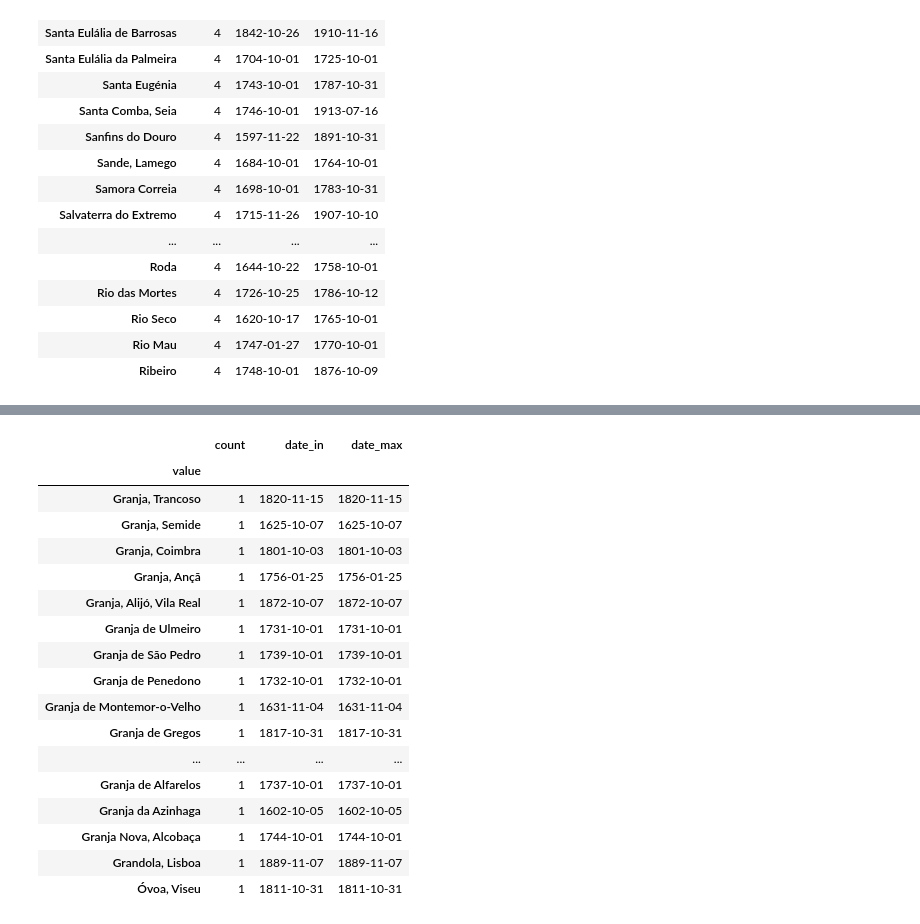
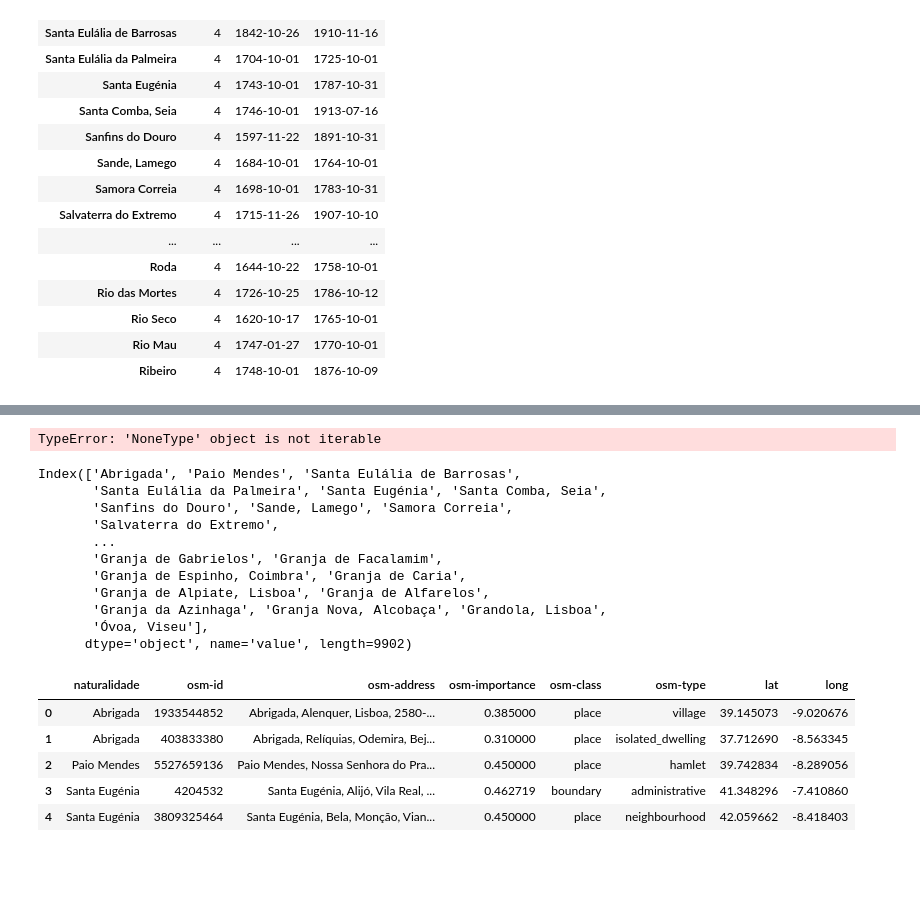
Before and after one commit to joaquimrcarvalho/fauc1537-1919, a Jupyter notebook: notebooks/025-geographic.ipynb, the cells around one changed output, grey strips where cells are left out. Cells and saved outputs as stored; diff of their text form; code cells hidden in the pictures; blank space fills up the shorter version.

```diff
--- a/notebooks/025-geographic.ipynb
+++ b/notebooks/025-geographic.ipynb
@@ -106,21 +139,41 @@ naturalidades[naturalidades['count']<5].sort_values('count', ascending=False).he
+# %%
+locations = geolocator.geocode("Ribeira de Litém", featuretype='settlement',exactly_one=False, country_codes='pt')
+for location in locations:
+    print(f"{str(location):>60} {location.raw['importance']:0.2} {location.latitude:0.8} {location.longitude:0.8} {location.raw['class']}:{location.raw['type']}")
+# %% [output]
+TypeError: 'NoneType' object is not iterable
 # %%
-naturalidades[naturalidades['count']<5].sort_values('count', ascending=False).tail(20)
+places = naturalidades[naturalidades['count']<5].sort_values('count', ascending=False).index
+places
 # %% [output]
-|  | count | date_in | date_max |
-| value |  |  |  |
-| Granja, Trancoso | 1 | 1820-11-15 | 1820-11-15 |
-| Granja, Semide | 1 | 1625-10-07 | 1625-10-07 |
-| Granja, Coimbra | 1 | 1801-10-03 | 1801-10-03 |
-| Granja, Ançã | 1 | 1756-01-25 | 1756-01-25 |
-| Granja, Alijó, Vila Real | 1 | 1872-10-07 | 1872-10-07 |
-| Granja de Ulmeiro | 1 | 1731-10-01 | 1731-10-01 |
-| Granja de São Pedro | 1 | 1739-10-01 | 1739-10-01 |
-| Granja de Penedono | 1 | 1732-10-01 | 1732-10-01 |
-| Granja de Montemor-o-Velho | 1 | 1631-11-04 | 1631-11-04 |
-| Granja de Gregos | 1 | 1817-10-31 | 1817-10-31 |
-| ... | ... | ... | ... |
-| Granja de Alfarelos | 1 | 1737-10-01 | 1737-10-01 |
-| Granja da Azinhaga | 1 | 1602-10-05 | 1602-10-05 |
-| Granja Nova, Alcobaça | 1 | 1744-10-01 | 1744-10-01 |
-| Grandola, Lisboa | 1 | 1889-11-07 | 1889-11-07 |
-| Óvoa, Viseu | 1 | 1811-10-31 | 1811-10-31 |
+Index(['Abrigada', 'Paio Mendes', 'Santa Eulália de Barrosas',
+       'Santa Eulália da Palmeira', 'Santa Eugénia', 'Santa Comba, Seia',
+       'Sanfins do Douro', 'Sande, Lamego', 'Samora Correia',
+       'Salvaterra do Extremo',
+       ...
+       'Granja de Gabrielos', 'Granja de Facalamim',
+       'Granja de Espinho, Coimbra', 'Granja de Caria',
+       'Granja de Alpiate, Lisboa', 'Granja de Alfarelos',
+       'Granja da Azinhaga', 'Granja Nova, Alcobaça', 'Grandola, Lisboa',
+       'Óvoa, Viseu'],
+      dtype='object', name='value', length=9902)
+# %%
+from os.path import exists
+import pandas as pd
+
+cache_file = '../inferences/places/osm-places.csv'
+places_cache_cols = ['naturalidade','osm-id','osm-address','osm-importance','osm-class','osm-type','lat','long']
+
+if exists(cache_file):
+    places_cache = pd.read_csv(cache_file)
+else:
+   places_cache = pd.DataFrame(columns=places_cache_cols)
+
+places_cache.head()
+# %% [output]
+|  | naturalidade | osm-id | osm-address | osm-importance | osm-class | osm-type | lat | long |
+| 0 | Abrigada | 1933544852 | Abrigada, Alenquer, Lisboa, 2580-... | 0.385000 | place | village | 39.145073 | -9.020676 |
+| 1 | Abrigada | 403833380 | Abrigada, Relíquias, Odemira, Bej... | 0.310000 | place | isolated_dwelling | 37.712690 | -8.563345 |
+| 2 | Paio Mendes | 5527659136 | Paio Mendes, Nossa Senhora do Pra... | 0.450000 | place | hamlet | 39.742834 | -8.289056 |
+| 3 | Santa Eugénia | 4204532 | Santa Eugénia, Alijó, Vila Real, ... | 0.462719 | boundary | administrative | 41.348296 | -7.410860 |
+| 4 | Santa Eugénia | 3809325464 | Santa Eugénia, Bela, Monção, Vian... | 0.450000 | place | neighbourhood | 42.059662 | -8.418403 |
```
Also changed, not shown: parts of 6 cells of this notebook.
